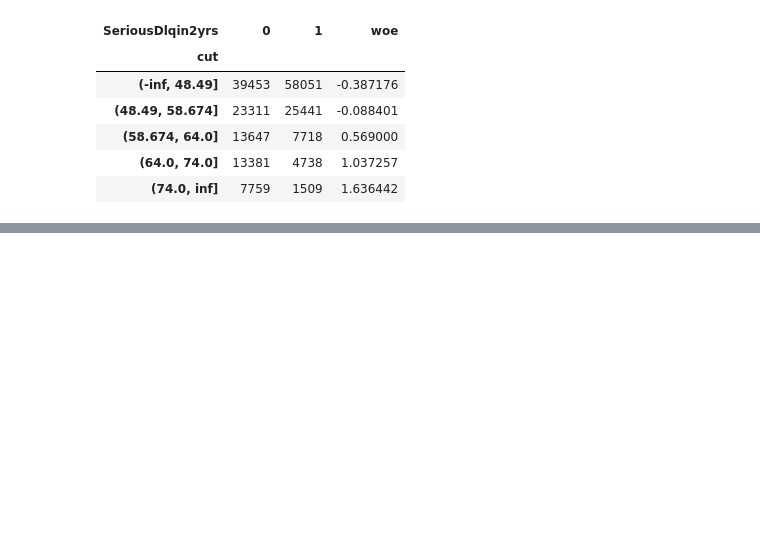
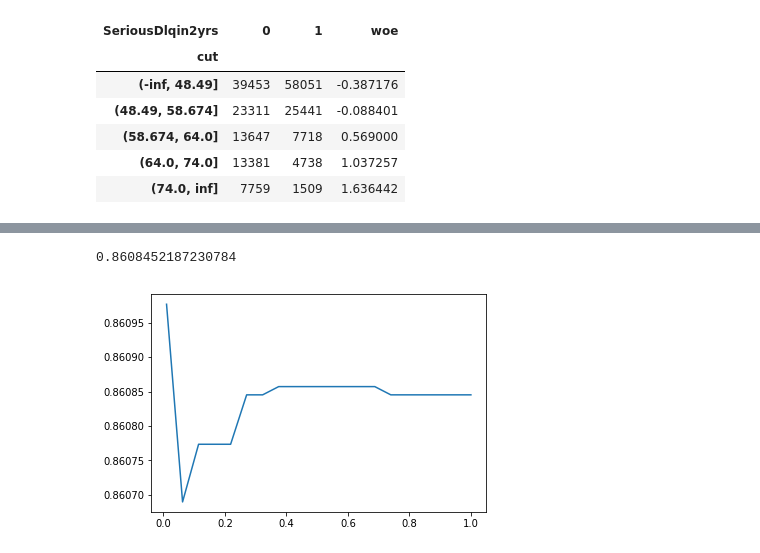
Before and after one commit to appbanana/MachineLearningAction, a Jupyter notebook: scikit-learn/逻辑回归/03-再次操作评分卡再续.ipynb, the cells around one changed output, grey strips where cells are left out. Cells and saved outputs as stored; diff of their text form; code cells hidden in the pictures; blank space fills up the shorter version.

```diff
--- a/scikit-learn/逻辑回归/03-再次操作评分卡再续.ipynb
+++ b/scikit-learn/逻辑回归/03-再次操作评分卡再续.ipynb
@@ -522,0 +577,5 @@ bins_df
+# %%
+# 创建一个空的DataFrame，索引和model_data一样
+model_woe = pd.DataFrame(index=model_data.index)
+model_woe['age'] = pd.cut(model_data['age'], bins_of_col['age']).map(woe_all['age'])
+model_woe
@@ -522,0 +601,6 @@ bins_df
+# %%
+# 对所有的特征操作
+for col in bins_of_col:
+    model_woe[col] = pd.cut(model_data[col], bins_of_col[col]).map(woe_all[col])
+model_woe['SeriousDlqin2yrs'] = model_data['SeriousDlqin2yrs']
+model_woe.head()
@@ -522,0 +614,7 @@ bins_df
+# %%
+# 同样的方法处理测试集
+test_woe = pd.DataFrame(index=test_data.index)
+for col in bins_of_col:
+    test_woe[col] = pd.cut(test_data[col], bins_of_col[col]).map(woe_all[col])
+test_woe['SeriousDlqin2yrs'] = test_data['SeriousDlqin2yrs']
+test_woe.head()
@@ -522,0 +628,23 @@ bins_df
+# %%
+# 终于可以建模 验证
+X_train = model_woe.iloc[:, :-1]
+y_train = model_woe.iloc[:, -1]
+
+X_test = test_woe.iloc[:, :-1]
+y_test = test_woe.iloc[:, -1]
+model = linear_model.LogisticRegression(solver='lbfgs').fit(X_train, y_train)
+model.score(X_test, y_test)
+# %% [output]
+0.8608452187230784
+# %%
+# 画C和max_iter学习曲线调节准确率
+c_1 = np.linspace(0.01, 1, 20)
+score = []
+for i in c_1:
+    model = linear_model.LogisticRegression(C=i, solver='liblinear').fit(X_train, y_train)
+    score.append(model.score(X_test, y_test))
+plt.figure()
+plt.plot(c_1, score)
+plt.show()
+# %% [output]
+[figure, added]
```
Also changed, not shown: parts of 16 cells of this notebook, 2 other files.
